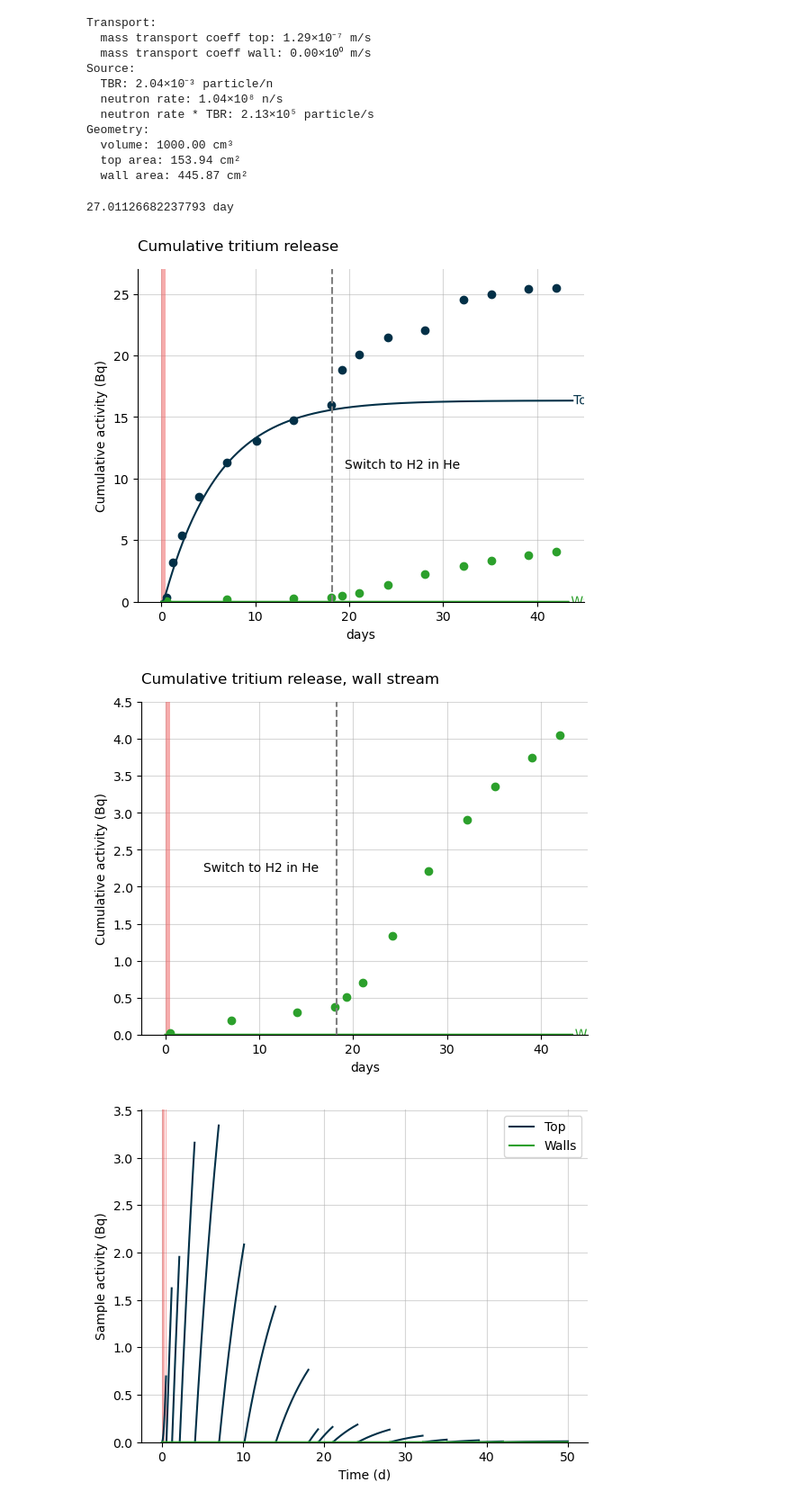
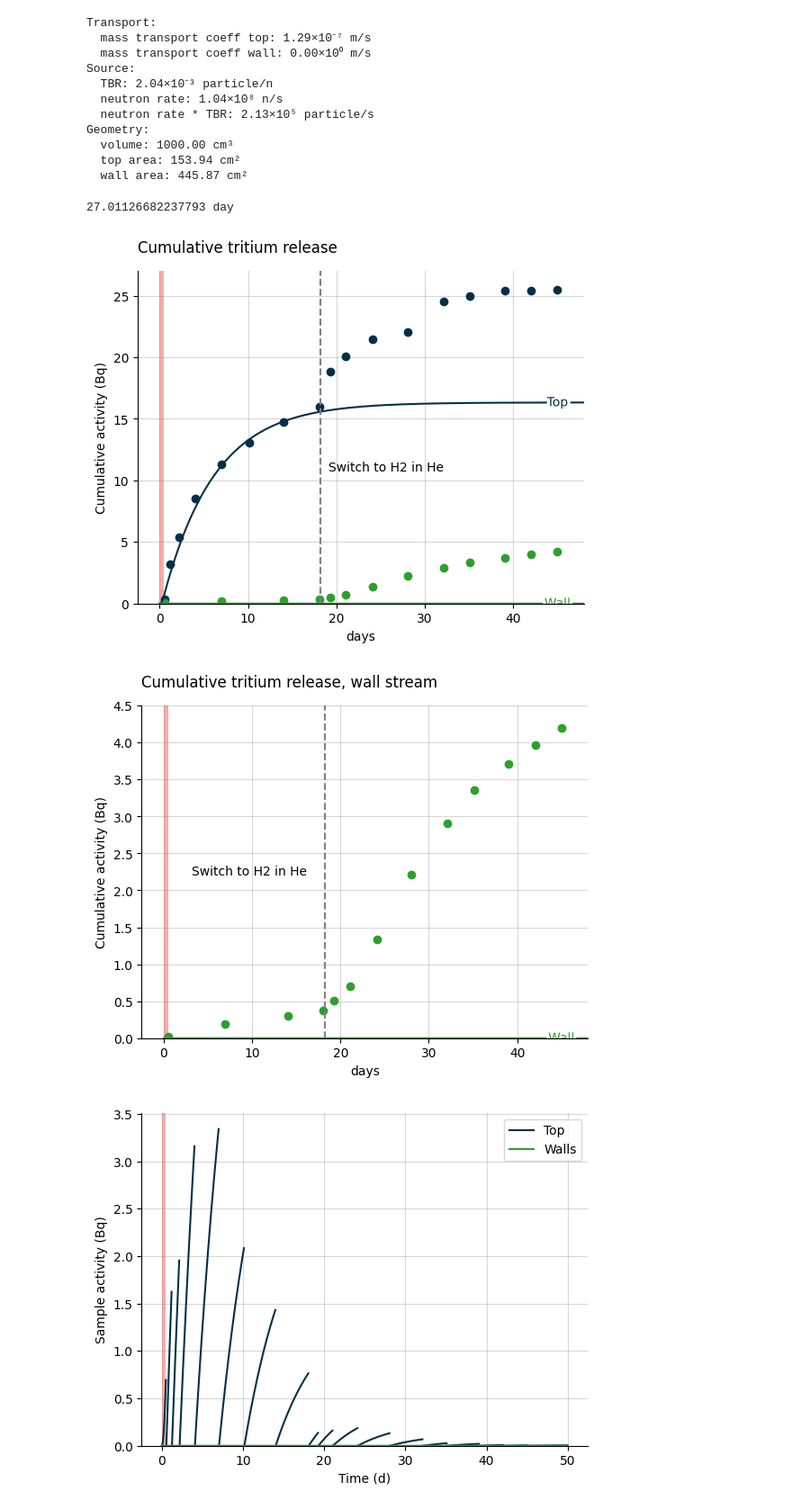
Before and after one commit to veliki-filozof/BABY-1L-run-3, a Jupyter notebook: analysis/tritium/tritium_model.ipynb, the cells around one changed output. Shown at 90% size. Cells and saved outputs as stored; diff of their text form; code cells hidden in the pictures.

```diff
--- a/analysis/tritium/tritium_model.ipynb
+++ b/analysis/tritium/tritium_model.ipynb
@@ -126,35 +126,35 @@ x_target = xdata[np.argmax(ydata > target_release_frac * ydata[-1])]
 print(f'{x_target}')
 # plt.axvline(x=x_target, color="k", linestyle="--")
 plt.axvline(x=gas_switch_deltatime, color="grey", linestyle="--")
 #plt.annotate(
 #    f"99% of steady state \n {x_target: .0f}",
 #    (x_target, target_release_frac * ydata[-1]),
 #    xytext=(0, 20),
 #    textcoords="offset points",
 #    ha="center",
 #    va="bottom",
 #    color="k",
 #)
 plt.annotate(
     f"Switch to H2 in He",
     (x_target, target_release_frac * ydata[-1]),
     xytext=(-10, -55),
     textcoords="offset points",
     ha="center",
     va="bottom",
     color="black",
 )
 
 plt.title("Cumulative tritium release", loc="left", pad = 15)
 plt.ylim(top=27)
-plt.xlim(right = 45)
+plt.xlim(right = 48)
 plt.xlabel("days")
 plt.ylabel("Cumulative activity (Bq)")
 
 plt.savefig("cumulative_release.pdf", bbox_inches="tight")
 # %% [output]
 27.01126682237793 day
-[figure, old version]
+[figure, new version]
 # %%
 plt.figure()
 plot_integrated_wall_release(baby_model, color="tab:green", label="Wall")
@@ -182,13 +182,13 @@ plt.annotate(
 
 plt.title("Cumulative tritium release, wall stream", loc="left", pad = 15)
 plt.ylim(top=4.5)
-plt.xlim(right = 45)
+plt.xlim(right = 48)
 plt.xlabel("days")
 plt.ylabel("Cumulative activity (Bq)")
 
 plt.savefig("cumulative_release.pdf", bbox_inches="tight")
 # %% [output]
-[figure, old version]
+[figure, new version]
 # %%
 plot_sample_activity_top(
     baby_model, replacement_times=replacement_times_top, color="#023047", label="Top"
```
Also changed, not shown: parts of 3 cells of this notebook.
